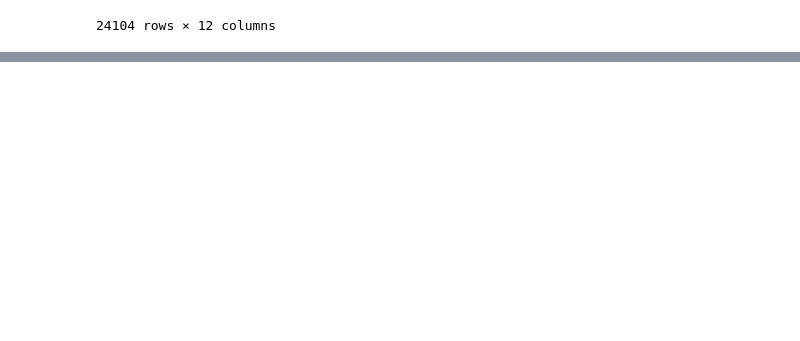
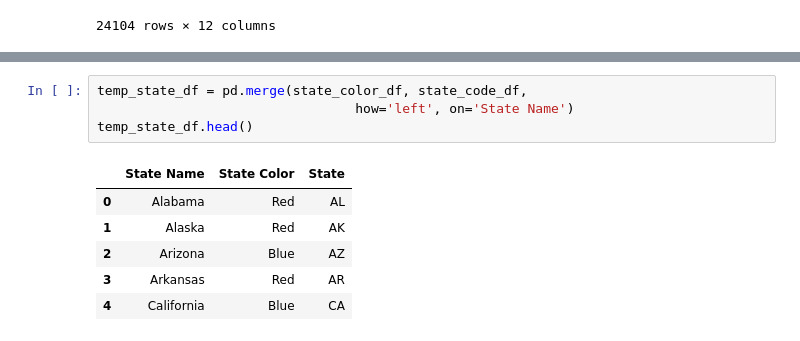
Before and after one commit to laurajanefaulds/project1, a Jupyter notebook: covid_data.ipynb, the cells around one changed output, grey strips where cells are left out. Saved outputs shown, nothing was run; the diff lists cells and outputs as text; blank space fills up the shorter version.

```diff
--- a/covid_data.ipynb
+++ b/covid_data.ipynb
@@ -117,0 +158,11 @@ dtype: int64
+# %%
+temp_state_df = pd.merge(state_color_df, state_code_df,
+                                 how='left', on='State Name')
+temp_state_df.head()
+# %% [output]
+|  | State Name | State Color | State |
+| 0 | Alabama | Red | AL |
+| 1 | Alaska | Red | AK |
+| 2 | Arizona | Blue | AZ |
+| 3 | Arkansas | Red | AR |
+| 4 | California | Blue | CA |
```
Also changed, not shown: parts of 5 cells of this notebook, 4 other files.
